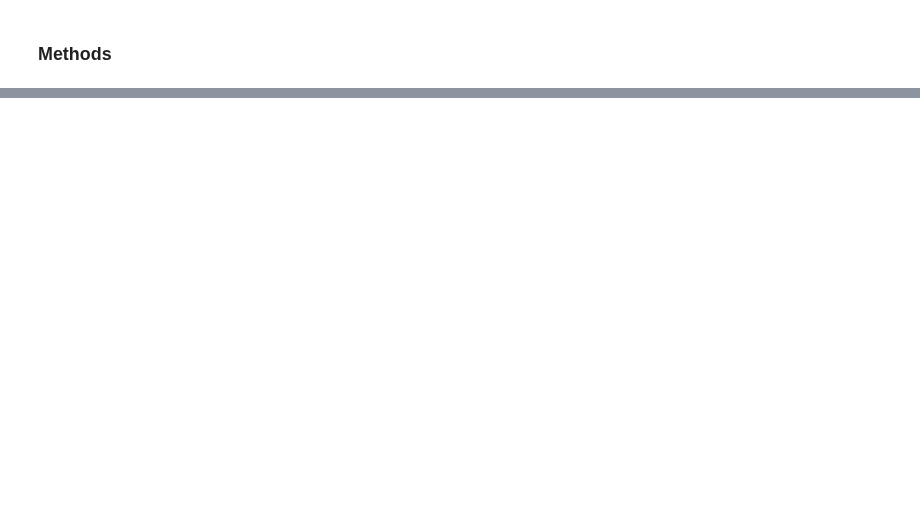
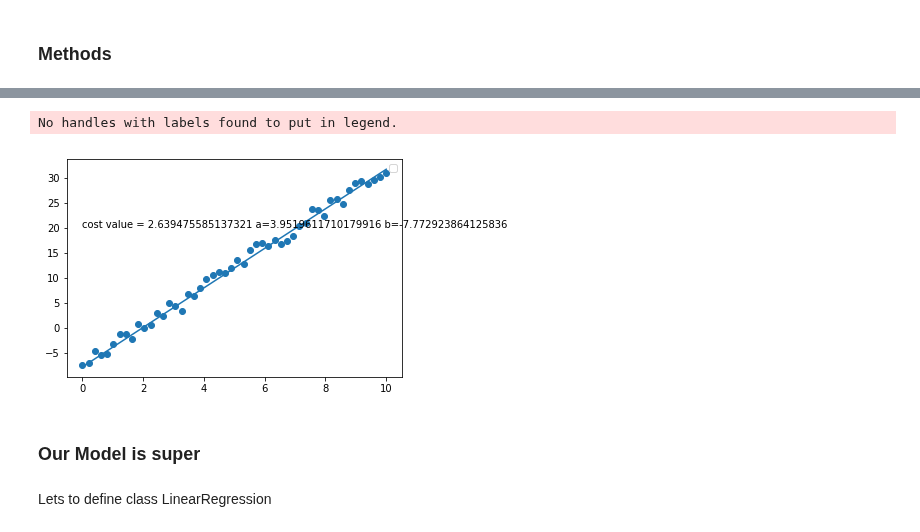
Before and after one commit to daodavid/maths-behind-ML, a Jupyter notebook: Regresion Model/LinearRegression.ipynb, the cells around one changed output, grey strips where cells are left out. Saved outputs shown, nothing was run; the diff lists cells and outputs as text; code cells hidden in the pictures; blank space fills up the shorter version.

```diff
--- a/Regresion Model/LinearRegression.ipynb
+++ b/Regresion Model/LinearRegression.ipynb
@@ -132,0 +192,11 @@ see <a href='https://github.com/Daodavid93/Machine-Learning-first-steps/blob/mas
+# %%
+a,b = perform_gradient_descent(x_args,y_args)
+
+plot_function(a,b,value)
+# %% [output]
+No handles with labels found to put in legend.
+[figure, added]
+# %% [markdown]
+### Our Model is super
+# %% [markdown]
+Lets to define class LinearRegression
```
Also changed, not shown: parts of 22 cells of this notebook, 1 other file.
